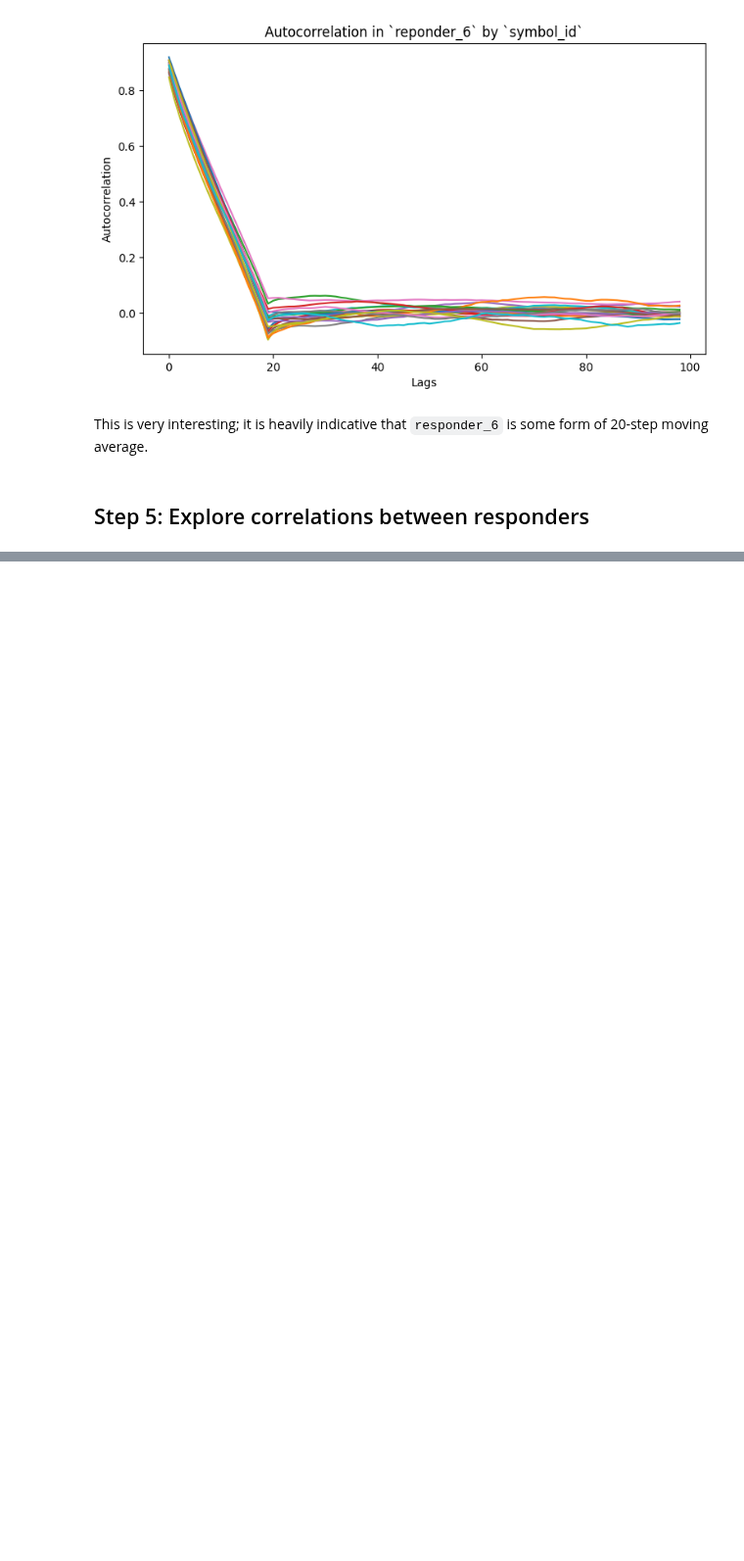
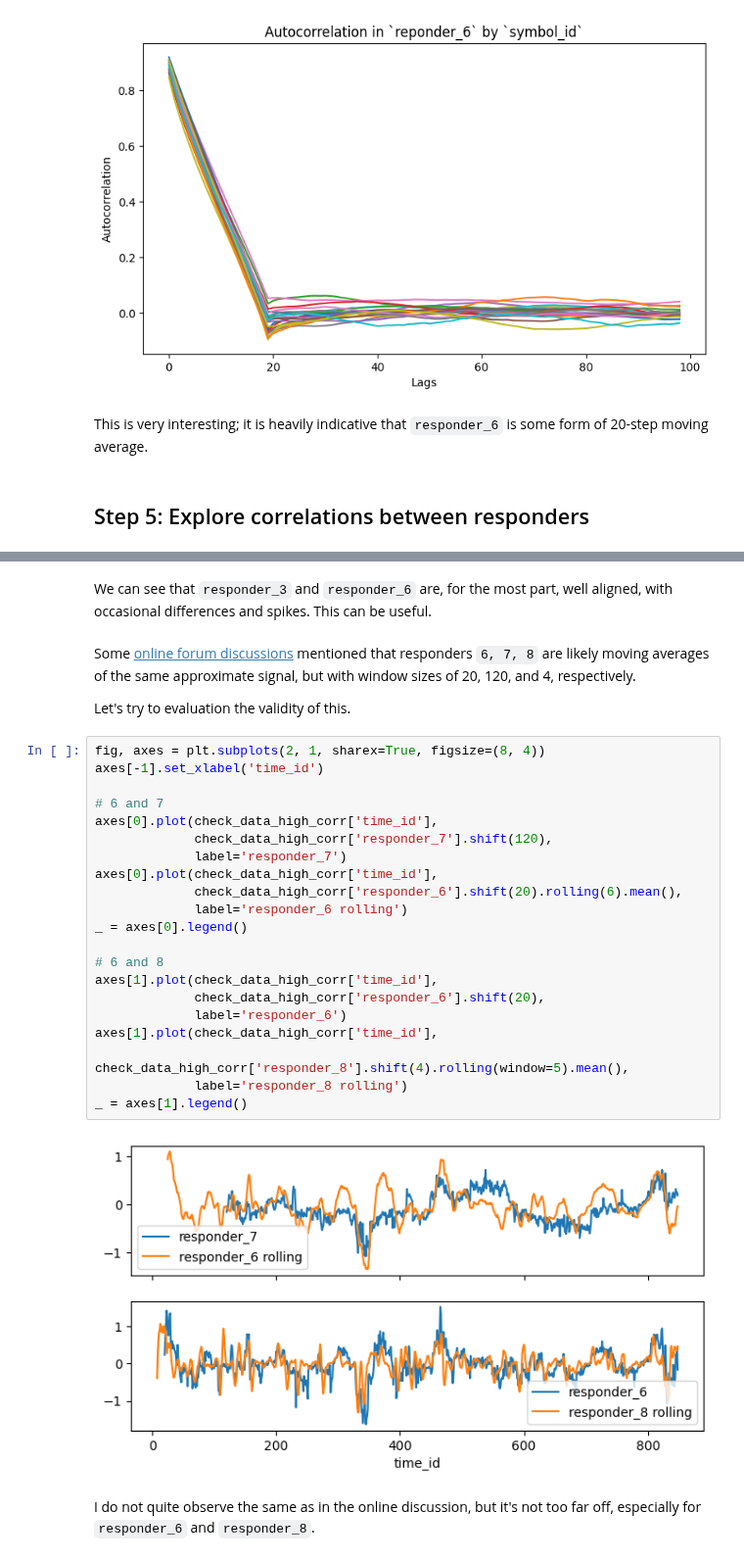
Before and after one commit to victorventuri/kaggle_play, a Jupyter notebook: jane_street_2025/understanding_data.ipynb, the cells around one changed output, grey strips where cells are left out. Shown at 98% size. Cells and saved outputs as stored; diff of their text form; blank space fills up the shorter version.

```diff
--- a/jane_street_2025/understanding_data.ipynb
+++ b/jane_street_2025/understanding_data.ipynb
@@ -337,0 +425,31 @@ This is very interesting; it is heavily indicative that `responder_6` is some fo
+# %% [markdown]
+We can see that `responder_3` and `responder_6` are, for the most part, well aligned, with occasional differences and spikes. This can be useful.
+# %% [markdown]
+Some [online forum discussions](https://www.kaggle.com/competitions/jane-street-real-time-market-data-forecasting/discussion/555562) mentioned that responders `6, 7, 8` are likely moving averages of the same approximate signal, but with window sizes of 20, 120, and 4, respectively.
+
+Let's try to evaluation the validity of this.
+# %%
+fig, axes = plt.subplots(2, 1, sharex=True, figsize=(8, 4))
+axes[-1].set_xlabel('time_id')
+
+# 6 and 7
+axes[0].plot(check_data_high_corr['time_id'],
+             check_data_high_corr['responder_7'].shift(120),
+             label='responder_7')
+axes[0].plot(check_data_high_corr['time_id'],
+             check_data_high_corr['responder_6'].shift(20).rolling(6).mean(),
+             label='responder_6 rolling')
+_ = axes[0].legend()
+
+# 6 and 8
+axes[1].plot(check_data_high_corr['time_id'],
+             check_data_high_corr['responder_6'].shift(20),
+             label='responder_6')
+axes[1].plot(check_data_high_corr['time_id'],
+             check_data_high_corr['responder_8'].shift(4).rolling(window=5).mean(),
+             label='responder_8 rolling')
+_ = axes[1].legend()
+# %% [output]
+[figure, added]
+# %% [markdown]
+I do not quite observe the same as in the online discussion, but it's not too far off, especially for `responder_6` and `responder_8`.
```
Also changed, not shown: parts of 12 cells of this notebook.
